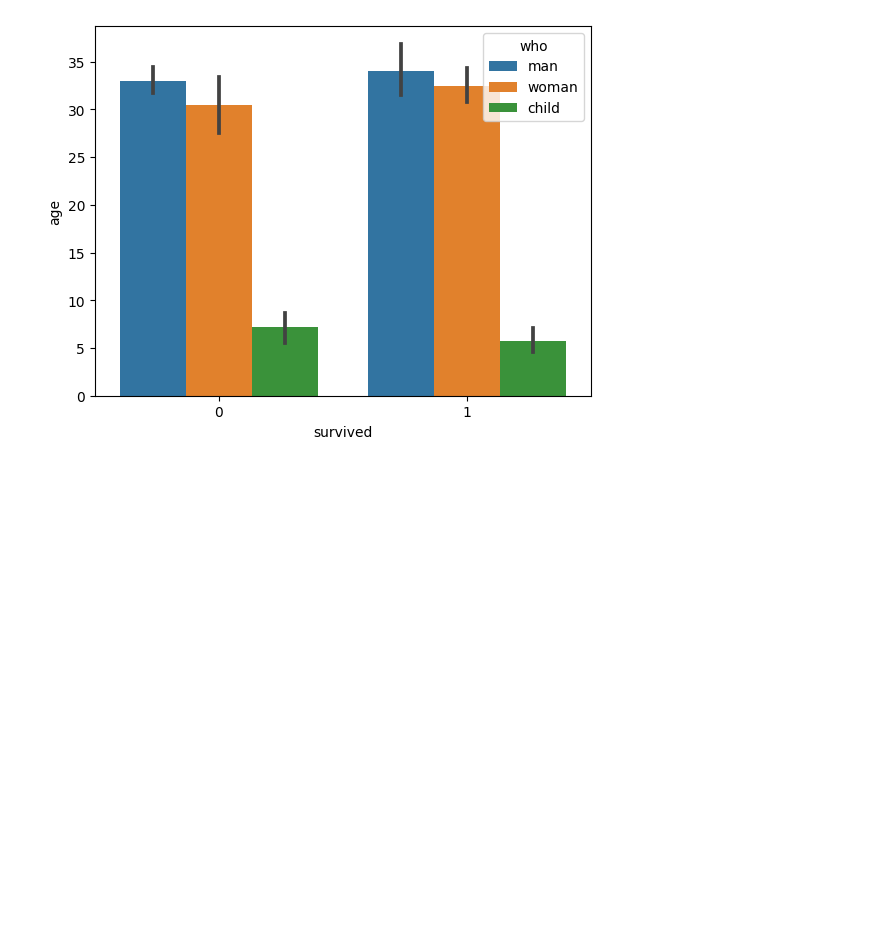
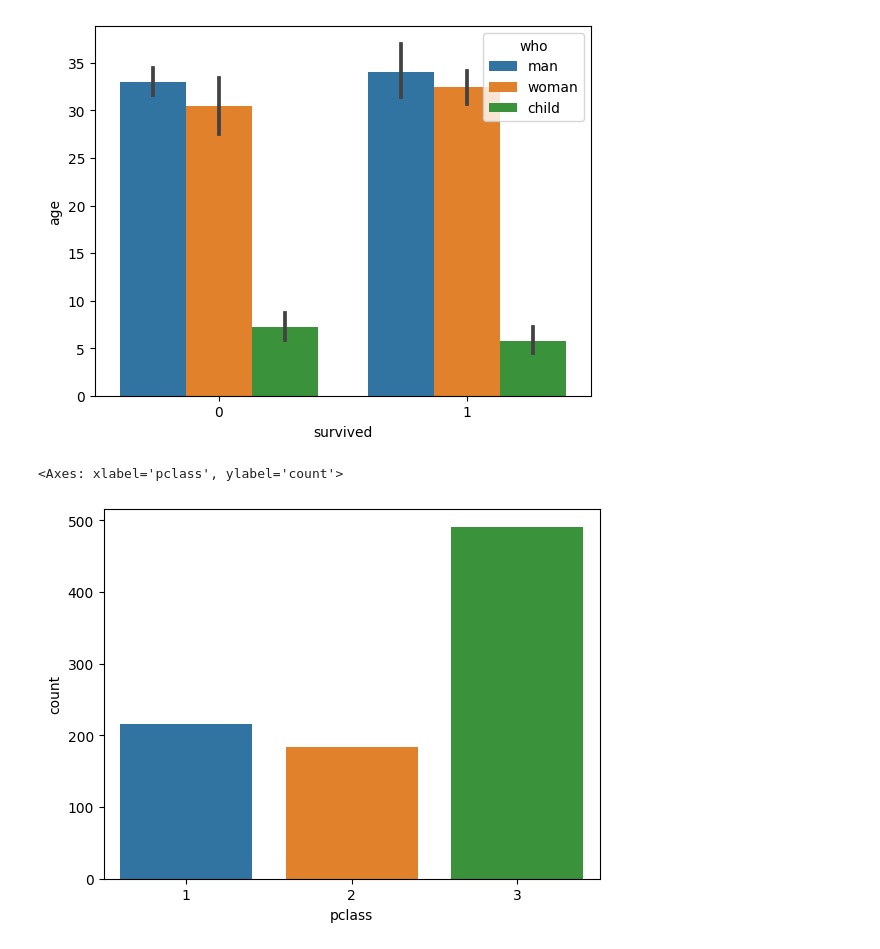
Before and after one commit to mursaleen-sengr/EDA_Practice, a Jupyter notebook: EDA.ipynb, the cells around one changed output. Drawn from its saved outputs; the diff is of its cells as text; code cells hidden in the pictures; blank space fills up the shorter version.

Commit message:
data distribution

```diff
--- a/EDA.ipynb
+++ b/EDA.ipynb
@@ -385,3 +385,8 @@ sns.barplot(data=df,x="survived",y="age",hue="who")
 # %% [output]
 <Axes: xlabel='survived', ylabel='age'>
 [figure]
+# %%
+sns.countplot(x="pclass",data=df)
+# %% [output]
+<Axes: xlabel='pclass', ylabel='count'>
+[figure, added]
```
Also changed, not shown: parts of 5 cells of this notebook.
